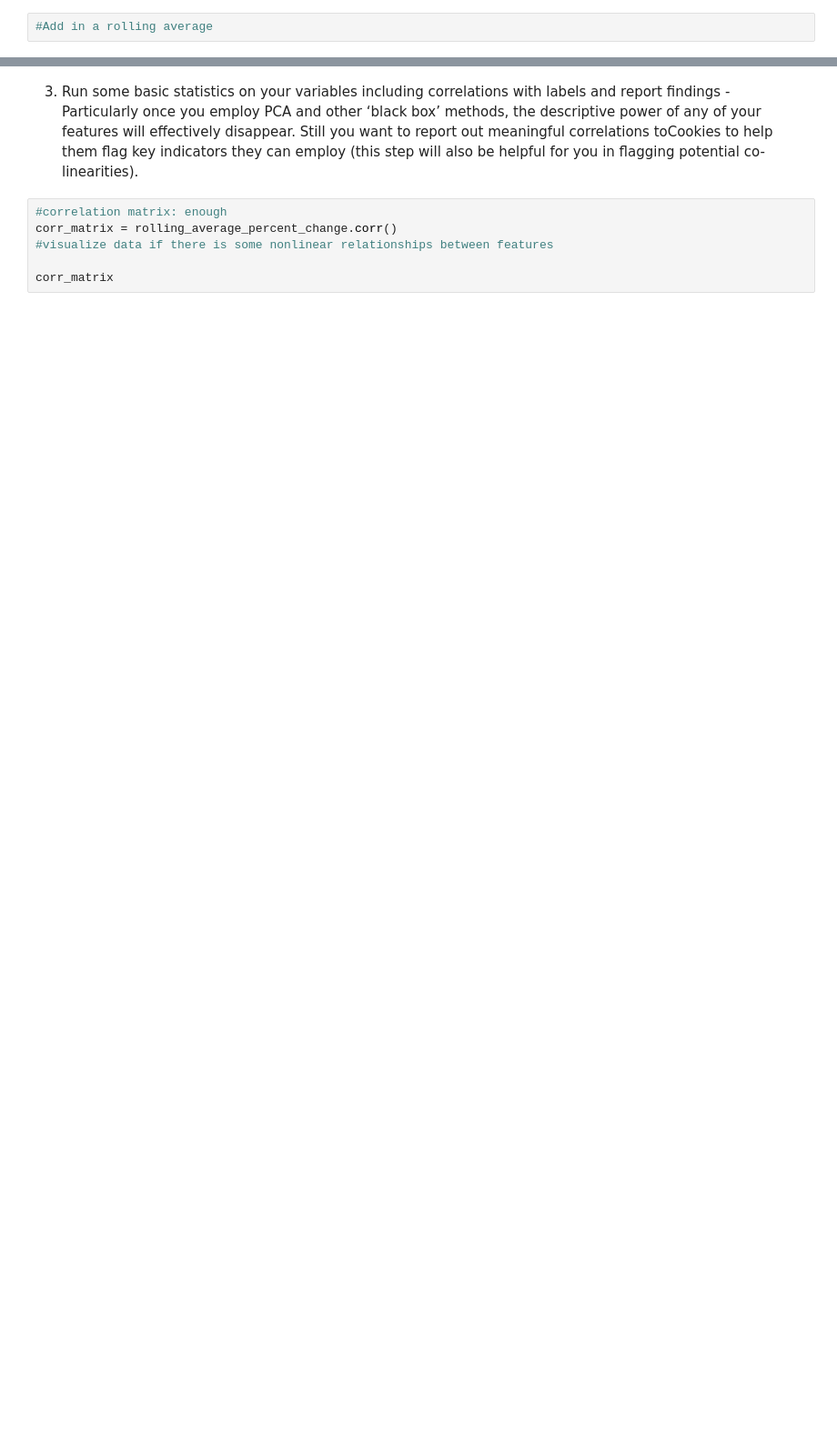
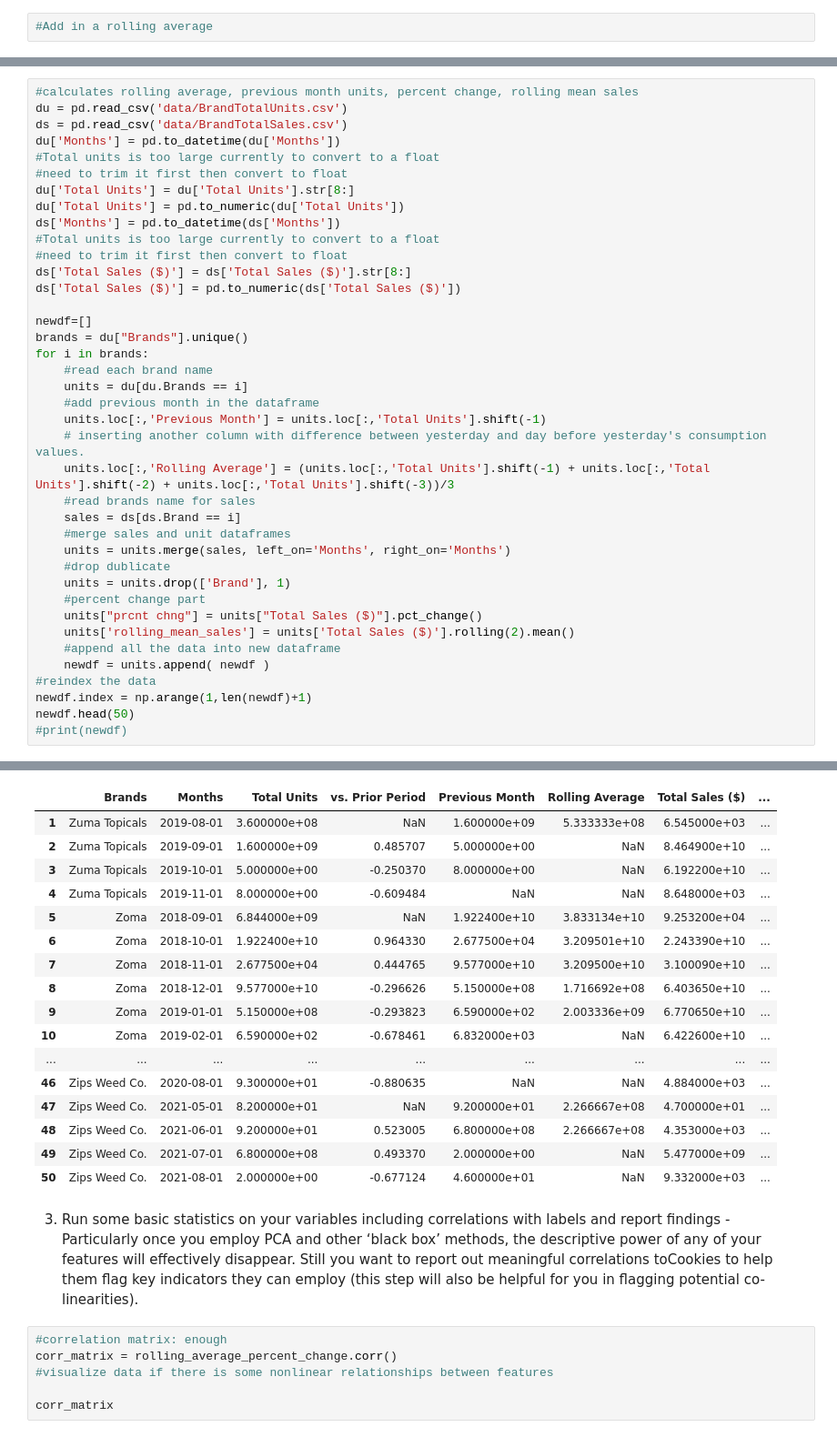
Before and after one commit to RadEagle/CSM148_Project_3, a Jupyter notebook: Project_3_Notebook.ipynb, the cells around one changed output, grey strips where cells are left out. Shown at 91% size. Saved outputs shown, nothing was run; the diff lists cells and outputs as text; blank space fills up the shorter version.

```diff
--- a/Project_3_Notebook.ipynb
+++ b/Project_3_Notebook.ipynb
@@ -1007,0 +1091,40 @@ To complete this work the next steps will be to:
+# %%
+#calculates rolling average, previous month units, percent change, rolling mean sales
+du = pd.read_csv('data/BrandTotalUnits.csv')
+ds = pd.read_csv('data/BrandTotalSales.csv')
+du['Months'] = pd.to_datetime(du['Months'])
+#Total units is too large currently to convert to a float
+#need to trim it first then convert to float
+du['Total Units'] = du['Total Units'].str[8:]
+du['Total Units'] = pd.to_numeric(du['Total Units'])
+ds['Months'] = pd.to_datetime(ds['Months'])
+#Total units is too large currently to convert to a float
+#need to trim it first then convert to float
+ds['Total Sales ($)'] = ds['Total Sales ($)'].str[8:]
+ds['Total Sales ($)'] = pd.to_numeric(ds['Total Sales ($)'])
+
+newdf=[]
+brands = du["Brands"].unique()
+for i in brands:
+    #read each brand name
+    units = du[du.Brands == i]
+    #add previous month in the dataframe
+    units.loc[:,'Previous Month'] = units.loc[:,'Total Units'].shift(-1)
+    # inserting another column with difference between yesterday and day before yesterday's consumption values.
+    units.loc[:,'Rolling Average'] = (units.loc[:,'Total Units'].shift(-1) + units.loc[:,'Total Units'].shift(-2) + units.loc[:,'Total Units'].shift(-3))/3
+    #read brands name for sales
+    sales = ds[ds.Brand == i]
+    #merge sales and unit dataframes
+    units = units.merge(sales, left_on='Months', right_on='Months')
+    #drop dublicate
+    units = units.drop(['Brand'], 1)
+    #percent change part
+    units["prcnt chng"] = units["Total Sales ($)"].pct_change()
+    units['rolling_mean_sales'] = units['Total Sales ($)'].rolling(2).mean()
+    #append all the data into new dataframe
+    newdf = units.append( newdf )
+#reindex the data
+newdf.index = np.arange(1,len(newdf)+1)
+newdf.head(50)
+#print(newdf)
+# %% [output]
@@ -1008,3 +1141,20 @@ To complete this work the next steps will be to:
+|  | Brands | Months | Total Units | vs. Prior Period | Previous Month | Rolling Average | Total Sales ($) | ... |
+| 1 | Zuma Topicals | 2019-08-01 | 3.600000e+08 | NaN | 1.600000e+09 | 5.333333e+08 | 6.545000e+03 | ... |
+| 2 | Zuma Topicals | 2019-09-01 | 1.600000e+09 | 0.485707 | 5.000000e+00 | NaN | 8.464900e+10 | ... |
+| 3 | Zuma Topicals | 2019-10-01 | 5.000000e+00 | -0.250370 | 8.000000e+00 | NaN | 6.192200e+10 | ... |
+| 4 | Zuma Topicals | 2019-11-01 | 8.000000e+00 | -0.609484 | NaN | NaN | 8.648000e+03 | ... |
+| 5 | Zoma | 2018-09-01 | 6.844000e+09 | NaN | 1.922400e+10 | 3.833134e+10 | 9.253200e+04 | ... |
+| 6 | Zoma | 2018-10-01 | 1.922400e+10 | 0.964330 | 2.677500e+04 | 3.209501e+10 | 2.243390e+10 | ... |
+| 7 | Zoma | 2018-11-01 | 2.677500e+04 | 0.444765 | 9.577000e+10 | 3.209500e+10 | 3.100090e+10 | ... |
+| 8 | Zoma | 2018-12-01 | 9.577000e+10 | -0.296626 | 5.150000e+08 | 1.716692e+08 | 6.403650e+10 | ... |
+| 9 | Zoma | 2019-01-01 | 5.150000e+08 | -0.293823 | 6.590000e+02 | 2.003336e+09 | 6.770650e+10 | ... |
+| 10 | Zoma | 2019-02-01 | 6.590000e+02 | -0.678461 | 6.832000e+03 | NaN | 6.422600e+10 | ... |
+| ... | ... | ... | ... | ... | ... | ... | ... | ... |
+| 46 | Zips Weed Co. | 2020-08-01 | 9.300000e+01 | -0.880635 | NaN | NaN | 4.884000e+03 | ... |
+| 47 | Zips Weed Co. | 2021-05-01 | 8.200000e+01 | NaN | 9.200000e+01 | 2.266667e+08 | 4.700000e+01 | ... |
+| 48 | Zips Weed Co. | 2021-06-01 | 9.200000e+01 | 0.523005 | 6.800000e+08 | 2.266667e+08 | 4.353000e+03 | ... |
+| 49 | Zips Weed Co. | 2021-07-01 | 6.800000e+08 | 0.493370 | 2.000000e+00 | NaN | 5.477000e+09 | ... |
+| 50 | Zips Weed Co. | 2021-08-01 | 2.000000e+00 | -0.677124 | 4.600000e+01 | NaN | 9.332000e+03 | ... |
 # %% [markdown]
 3. Run some basic statistics on your variables including correlations with labels and report findings - Particularly once you employ PCA and other ‘black box’ methods, the descriptive power of any of your features will effectively disappear. Still you want to report out meaningful correlations toCookies to help them flag key indicators they can employ (this step will also be helpful for you in flagging potential co-linearities).
 # %%
```
Also changed, not shown: parts of 38 cells of this notebook, 11 other files.
